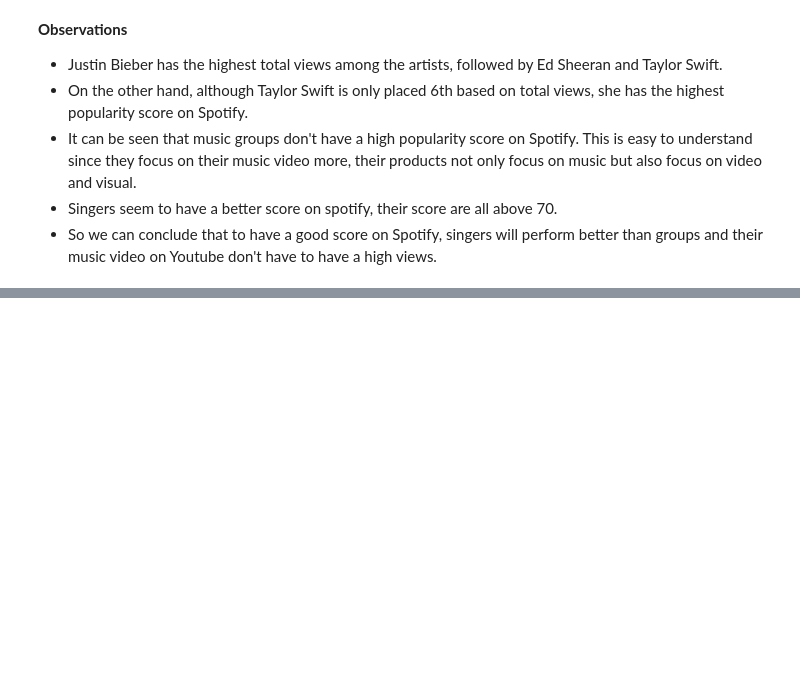
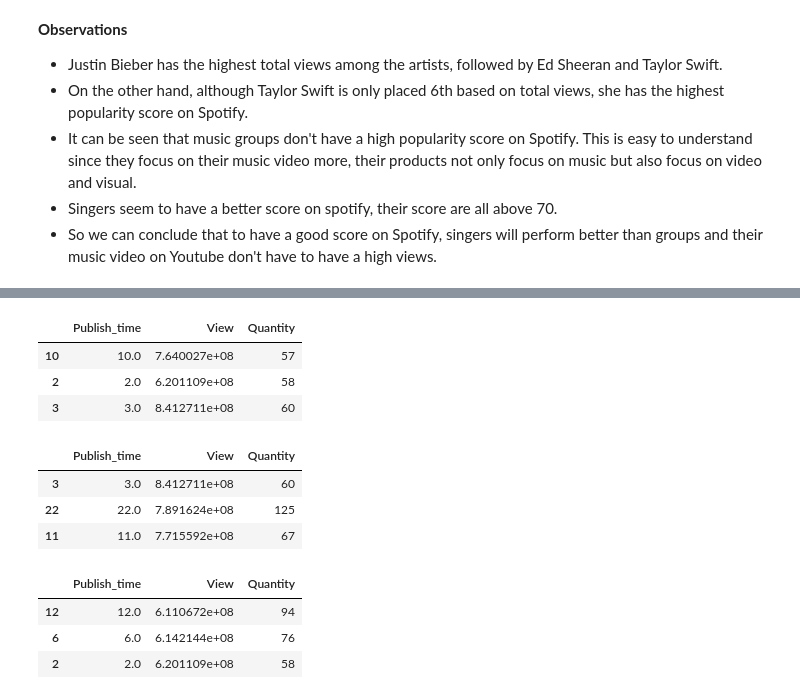
Before and after one commit to danghuynh-bit/youtube_project_DS, a Jupyter notebook: notebooks/3.0_Eda.ipynb, the cells around one changed output, grey strips where cells are left out. Saved outputs shown, nothing was run; the diff lists cells and outputs as text; code cells hidden in the pictures; blank space fills up the shorter version.

```diff
--- a/notebooks/3.0_Eda.ipynb
+++ b/notebooks/3.0_Eda.ipynb
@@ -462,0 +518,21 @@ plt.show()
+# %%
+publish_hour_res.sort_values(by=['Quantity'], ascending=True).head(3)
+# %% [output]
+|  | Publish_time | View | Quantity |
+| 10 | 10.0 | 7.640027e+08 | 57 |
+| 2 | 2.0 | 6.201109e+08 | 58 |
+| 3 | 3.0 | 8.412711e+08 | 60 |
+# %%
+publish_hour_res.sort_values(by=['View'], ascending=False).head(3)
+# %% [output]
+|  | Publish_time | View | Quantity |
+| 3 | 3.0 | 8.412711e+08 | 60 |
+| 22 | 22.0 | 7.891624e+08 | 125 |
+| 11 | 11.0 | 7.715592e+08 | 67 |
+# %%
+publish_hour_res.sort_values(by=['View'], ascending=True).head(3)
+# %% [output]
+|  | Publish_time | View | Quantity |
+| 12 | 12.0 | 6.110672e+08 | 94 |
+| 6 | 6.0 | 6.142144e+08 | 76 |
+| 2 | 2.0 | 6.201109e+08 | 58 |
```
Also changed, not shown: parts of 10 cells of this notebook.
